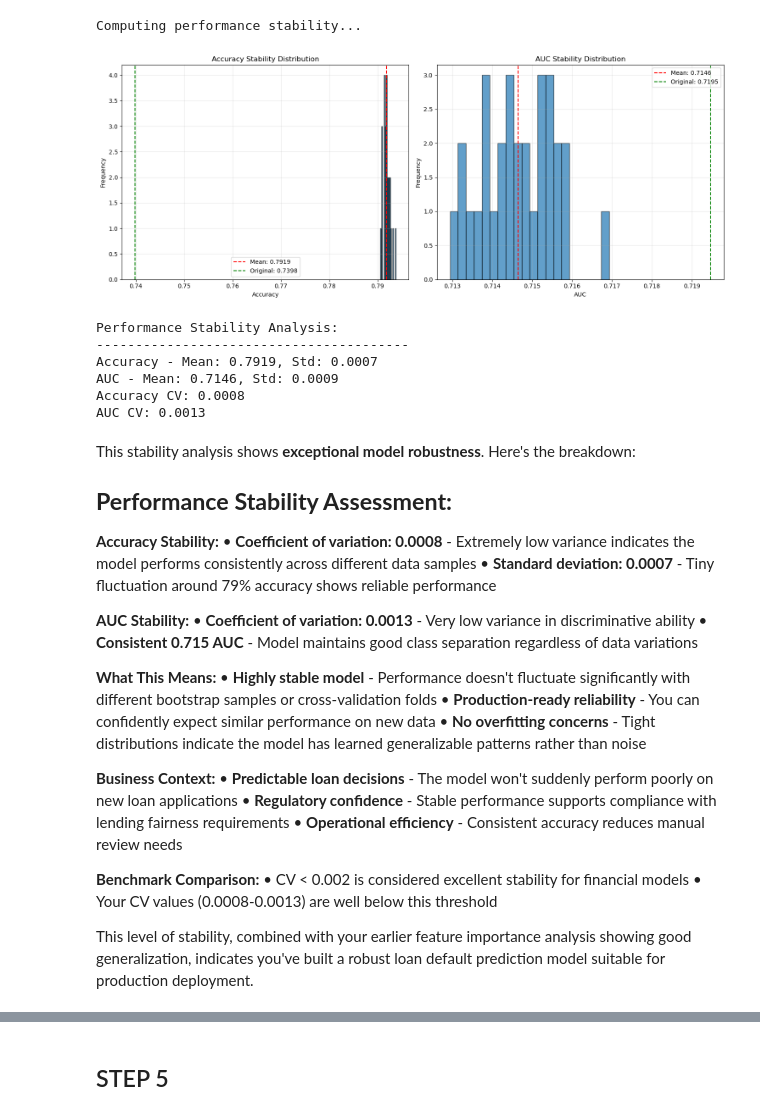
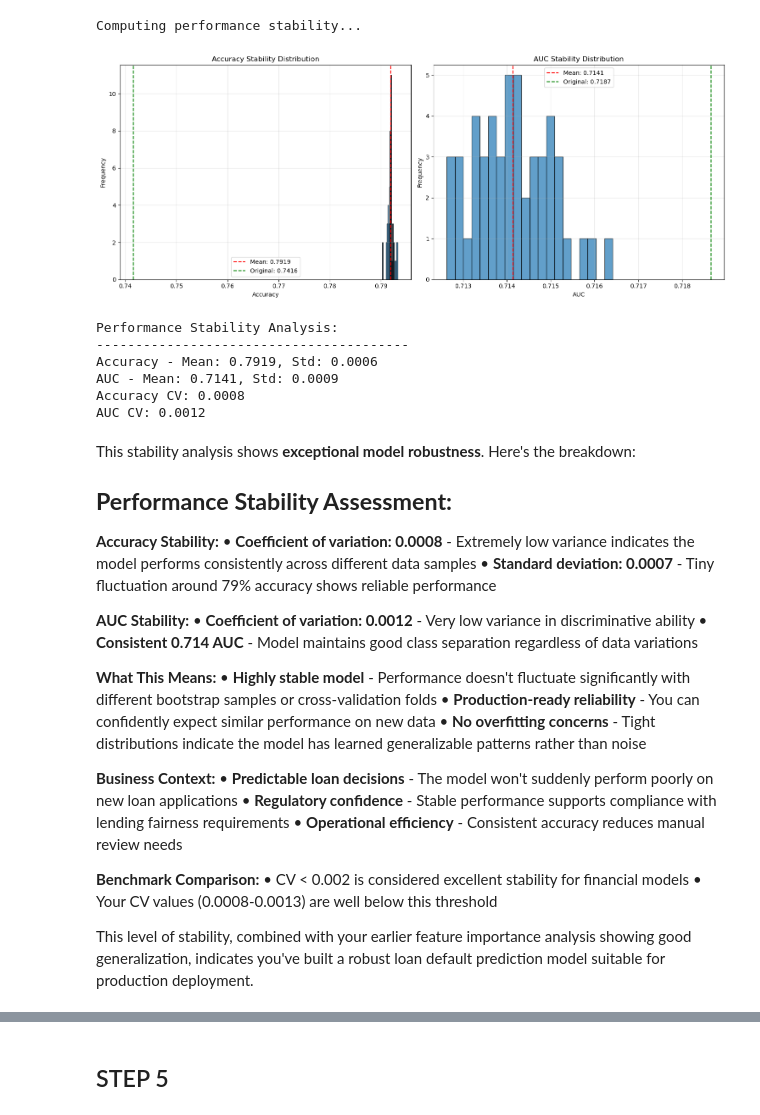
Before and after one commit to maximotk/explainable-credit-scoring, a Jupyter notebook: eda.ipynb, the cells around one changed output, grey strips where cells are left out. Cells and saved outputs as stored; diff of their text form; code cells hidden in the pictures.

```diff
--- a/eda.ipynb
+++ b/eda.ipynb
@@ -1922,7 +1469,7 @@ delinq_2yrs: CV = 0.0426 (Mean: 0.0090)
 def compute_performance_stability(model, X, y, n_bootstrap=50):
     """Compute performance stability using bootstrap sampling"""
 
-    performance_scores = {'accuracy': [], 'auc': []}
+    performance_scores = {"accuracy": [], "auc": []}
 
     for i in range(n_bootstrap):
         # Bootstrap sample for training
@@ -1933,7 +1480,9 @@ def compute_performance_stability(model, X, y, n_bootstrap=50):
         boot_model.fit(X_boot, y_boot)
 
         # Create hold-out test set (complement of bootstrap)
-        test_indices = list(set(range(len(X))) - set(resample(range(len(X)), random_state=i)))
+        test_indices = list(
+            set(range(len(X))) - set(resample(range(len(X)), random_state=i))
+        )
         if len(test_indices) > 0:
             X_holdout = X.iloc[test_indices]
             y_holdout = y.iloc[test_indices]
@@ -1942,62 +1491,79 @@ def compute_performance_stability(model, X, y, n_bootstrap=50):
             y_pred = boot_model.predict(X_holdout)
             y_pred_proba = boot_model.predict_proba(X_holdout)[:, 1]
 
-            performance_scores['accuracy'].append(accuracy_score(y_holdout, y_pred))
-            performance_scores['auc'].append(roc_auc_score(y_holdout, y_pred_proba))
+            performance_scores["accuracy"].append(accuracy_score(y_holdout, y_pred))
+            performance_scores["auc"].append(roc_auc_score(y_holdout, y_pred_proba))
 
     return performance_scores
 
+
 # Compute performance stability
 print("Computing performance stability...")
-perf_stability = compute_performance_stability(xgb_model, X_train, y_train, n_bootstrap=30)
+perf_stability = compute_performance_stability(
+    xgb_model, X_train, y_train, n_bootstrap=50
+)
 # %% [output]
 Computing performance stability...
 # %%
 # Plot performance stability
 fig, (ax1, ax2) = plt.subplots(1, 2, figsize=(15, 6))
 
 # Accuracy distribution
-ax1.hist(perf_stability['accuracy'], bins=20, alpha=0.7, edgecolor='black')
-ax1.axvline(np.mean(perf_stability['accuracy']), color='red', linestyle='--',
-           label=f'Mean: {np.mean(perf_stability["accuracy"]):.4f}')
-ax1.axvline(accuracy, color='green', linestyle='--',
-           label=f'Original: {accuracy:.4f}')
-ax1.set_xlabel('Accuracy')
-ax1.set_ylabel('Frequency')
-ax1.set_title('Accuracy Stability Distribution')
+ax1.hist(perf_stability["accuracy"], bins=20, alpha=0.7, edgecolor="black")
+ax1.axvline(
+    np.mean(perf_stability["accuracy"]),
+    color="red",
+    linestyle="--",
+    label=f'Mean: {np.mean(perf_stability["accuracy"]):.4f}',
+)
+ax1.axvline(accuracy, color="green", linestyle="--", label=f"Original: {accuracy:.4f}")
+ax1.set_xlabel("Accuracy")
+ax1.set_ylabel("Frequency")
+ax1.set_title("Accuracy Stability Distribution")
 ax1.legend()
 ax1.grid(True, alpha=0.3)
 
 # AUC distribution
-ax2.hist(perf_stability['auc'], bins=20, alpha=0.7, edgecolor='black')
-ax2.axvline(np.mean(perf_stability['auc']), color='red', linestyle='--',
-           label=f'Mean: {np.mean(perf_stability["auc"]):.4f}')
-ax2.axvline(auc_score, color='green', linestyle='--',
-           label=f'Original: {auc_score:.4f}')
-ax2.set_xlabel('AUC')
-ax2.set_ylabel('Frequency')
-ax2.set_title('AUC Stability Distribution')
+ax2.hist(perf_stability["auc"], bins=20, alpha=0.7, edgecolor="black")
+ax2.axvline(
+    np.mean(perf_stability["auc"]),
+    color="red",
+    linestyle="--",
+    label=f'Mean: {np.mean(perf_stability["auc"]):.4f}',
+)
+ax2.axvline(
+    auc_score, color="green", linestyle="--", label=f"Original: {auc_score:.4f}"
+)
+ax2.set_xlabel("AUC")
+ax2.set_ylabel("Frequency")
+ax2.set_title("AUC Stability Distribution")
 ax2.legend()
 ax2.grid(True, alpha=0.3)
 
 plt.tight_layout()
 plt.show()
 
 # Print stability statistics
 print("Performance Stability Analysis:")
 print("-" * 40)
-print(f"Accuracy - Mean: {np.mean(perf_stability['accuracy']):.4f}, Std: {np.std(perf_stability['accuracy']):.4f}")
-print(f"AUC - Mean: {np.mean(perf_stability['auc']):.4f}, Std: {np.std(perf_stability['auc']):.4f}")
-print(f"Accuracy CV: {np.std(perf_stability['accuracy'])/np.mean(perf_stability['accuracy']):.4f}")
+print(
+    f"Accuracy - Mean: {np.mean(perf_stability['accuracy']):.4f}, Std: {np.std(perf_stability['accuracy']):.4f}"
+)
+print(
+    f"AUC - Mean: {np.mean(perf_stability['auc']):.4f}, Std: {np.std(perf_stability['auc']):.4f}"
+)
+print(
+    f"Accuracy CV: {np.std(perf_stability['accuracy'])/np.mean(perf_stability['accuracy']):.4f}"
+)
 print(f"AUC CV: {np.std(perf_stability['auc'])/np.mean(perf_stability['auc']):.4f}")
 # %% [output]
-[figure, old version]
+[figure, new version]
 Performance Stability Analysis:
 ----------------------------------------
-Accuracy - Mean: 0.7919, Std: 0.0007
-AUC - Mean: 0.7146, Std: 0.0009
+Accuracy - Mean: 0.7919, Std: 0.0006
+AUC - Mean: 0.7141, Std: 0.0009
 Accuracy CV: 0.0008
-AUC CV: 0.0013
+AUC CV: 0.0012
 # %% [markdown]
 This stability analysis shows **exceptional model robustness**. Here's the breakdown:
 
@@ -2008,8 +1574,8 @@ This stability analysis shows **exceptional model robustness**. Here's the break
 • **Standard deviation: 0.0007** - Tiny fluctuation around 79% accuracy shows reliable performance
 
 **AUC Stability:**
-• **Coefficient of variation: 0.0013** - Very low variance in discriminative ability
-• **Consistent 0.715 AUC** - Model maintains good class separation regardless of data variations
+• **Coefficient of variation: 0.0012** - Very low variance in discriminative ability
+• **Consistent 0.714 AUC** - Model maintains good class separation regardless of data variations
 
 **What This Means:**
 • **Highly stable model** - Performance doesn't fluctuate significantly with different bootstrap samples or cross-validation folds
```
Also changed, not shown: parts of 43 cells of this notebook, 1 other file.
